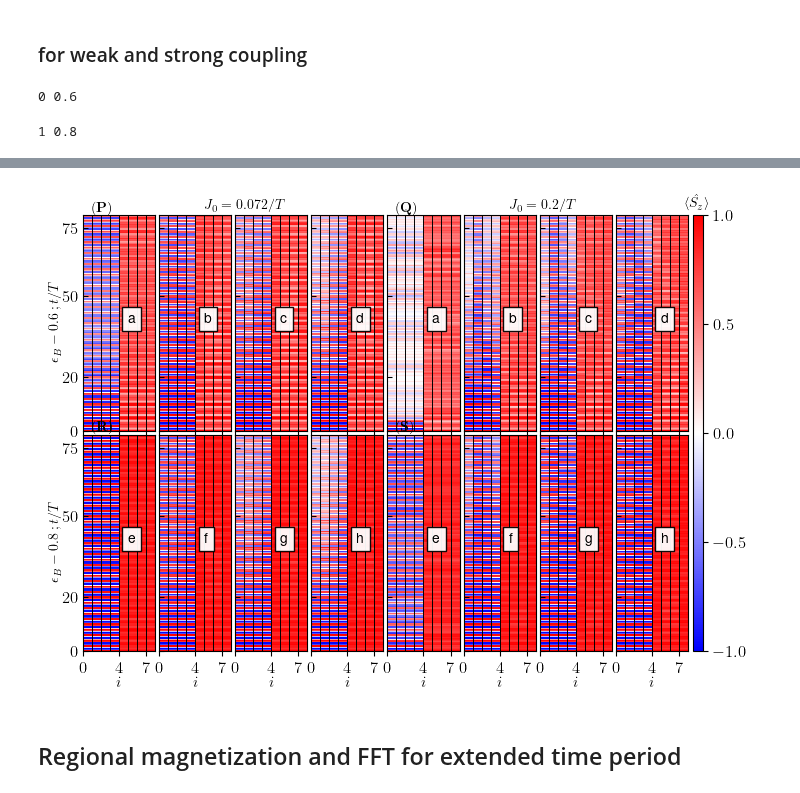
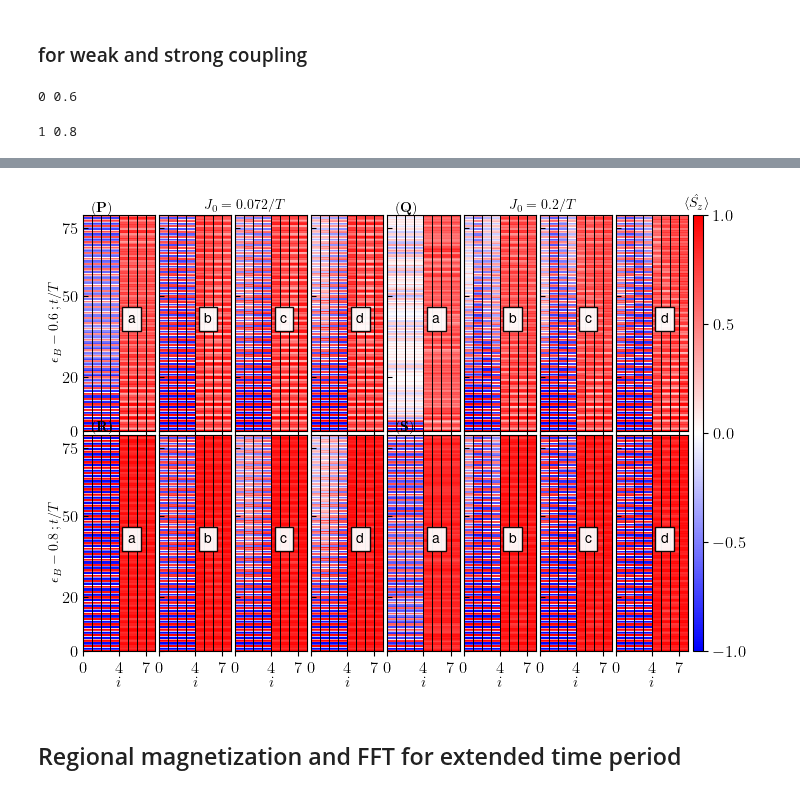
Before and after one commit to rahmahi/Chimera_Time_Crystal, a Jupyter notebook: codes/new_algo/chimera_codes_new_algo.ipynb, the cells around one changed output, grey strips where cells are left out. Saved outputs shown, nothing was run; the diff lists cells and outputs as text; code cells hidden in the pictures.

```diff
--- a/codes/new_algo/chimera_codes_new_algo.ipynb
+++ b/codes/new_algo/chimera_codes_new_algo.ipynb
@@ -1236,7 +1236,7 @@ Jvalues = [0.072/T, 0.2/T]
 ebs =  [0.6, 0.8]
 Jlbl = [r'$J_0 = 0.072/T$',r'$J_0=0.2/T$']
 betas = [0, 1.5, 2.5, float('inf')]
-labels = [['a','b', 'c', 'd', 'a','b', 'c', 'd'],['e','f','g','h','e','f','g','h']]
+labels = [['a','b', 'c', 'd', 'a','b', 'c', 'd'],['a','b', 'c', 'd', 'a','b', 'c', 'd']]
 
 nprocs = 2
 p = Pool(processes = nprocs)
@@ -1299,7 +1299,7 @@ for ee, eb in enumerate(ebs):
         imc = grid[xx].imshow(datap.T, aspect=0.3,interpolation="nearest",\
                         cmap='bwr', origin='lower',extent = [0 , N, times[0]/T , times[-1]/T],\
                         vmax=1, vmin=-1)
-        grid[xx].text(5, 40, labels[ee][i], fontsize=10, bbox=dict(facecolor='white', alpha=0.95))
+        grid[xx].text(5, 40, labels[ee][i], fontsize=10, bbox=dict(facecolor='white', alpha=0.95, edgecolor= None))
         for i in range(N):
             grid[xx].axvline(i,color = 'black', linewidth=0.7)
         grid[xx].set_xlabel(r'$i$', fontsize=11, labelpad=0.0)
@@ -1333,4 +1333,4 @@ Wall time: 1min 33s
-[figure, old version]
+[figure, new version]
 # %% [markdown]
 ## Regional magnetization and FFT for extended time period
 # %%
```
Also changed, not shown: parts of 1 cell of this notebook, 3 other files.
